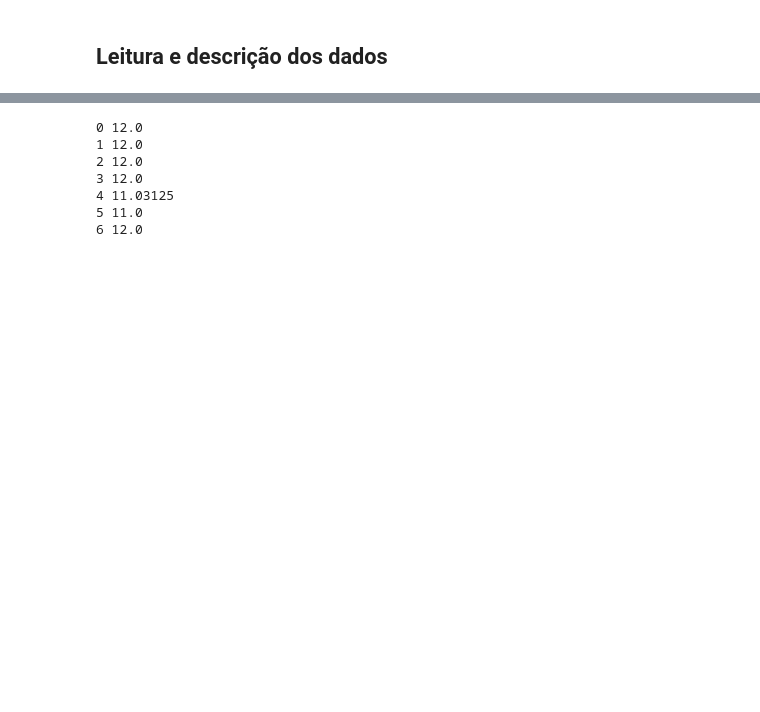
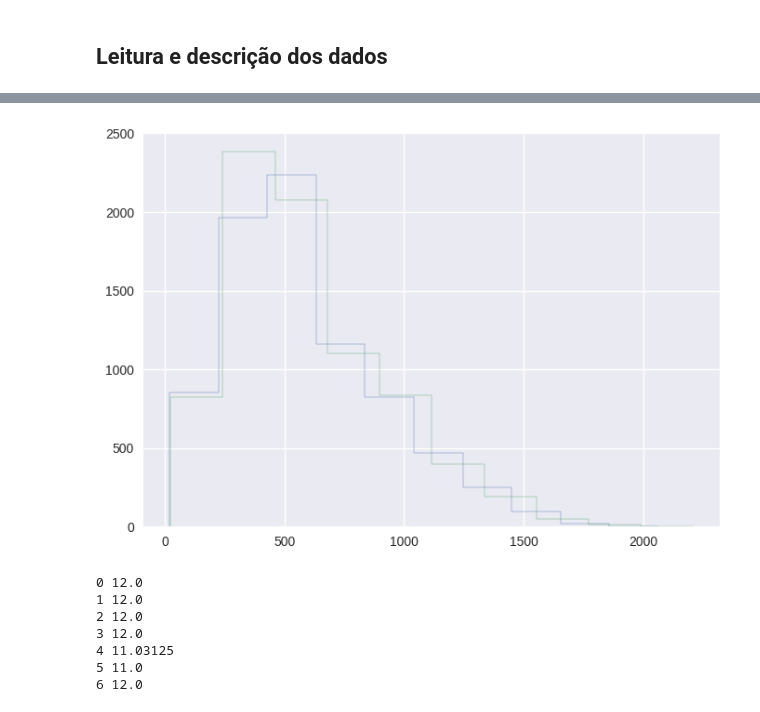
Before and after one commit to ifribeiro/consumo_casas, a Jupyter notebook: gans_casas.ipynb, the cells around one changed output, grey strips where cells are left out. Cells and saved outputs as stored; diff of their text form; code cells hidden in the pictures; blank space fills up the shorter version.

```diff
--- a/gans_casas.ipynb
+++ b/gans_casas.ipynb
@@ -61,3 +159,10 @@ def separar_dias(df, dfname='A', wk=0):
+# %%
+# C
+df_fake_dias = unir_dias("C")
+df_fake_dias[0]["watts"].hist(histtype='step')
+df_fake_dias[1]["watts"].hist(histtype='step');
+# %% [output]
+[figure, added]
 # %%
 # A_seg, lista_datas_A_seg = separar_dias(A, dfname='A', wk=0)
 # A_ter, lista_datas_A_sab = separar_dias(A, dfname='A', wk=1)
```
Also changed, not shown: parts of 19 cells of this notebook, 4 other files.
